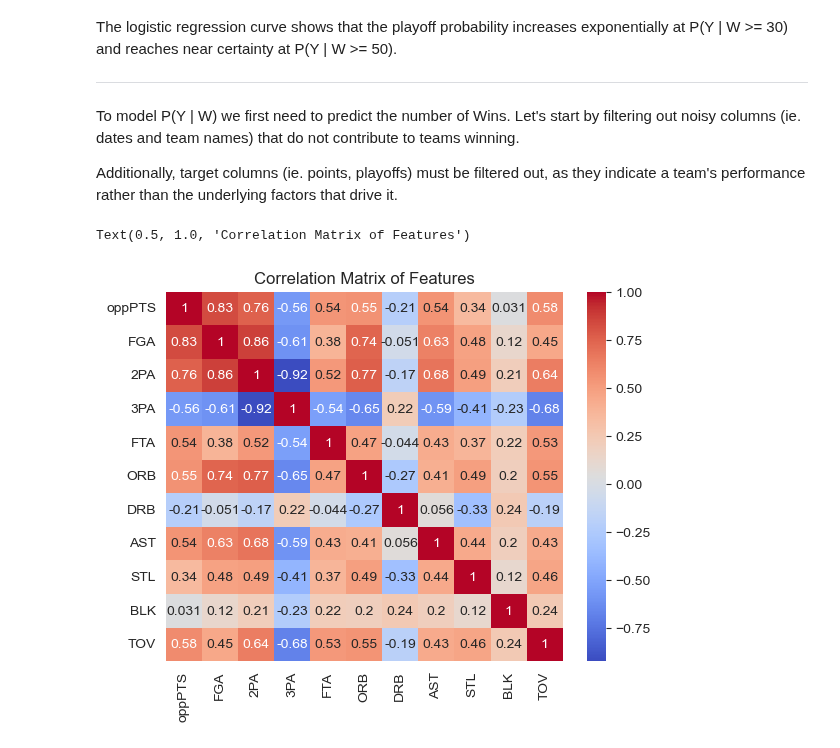
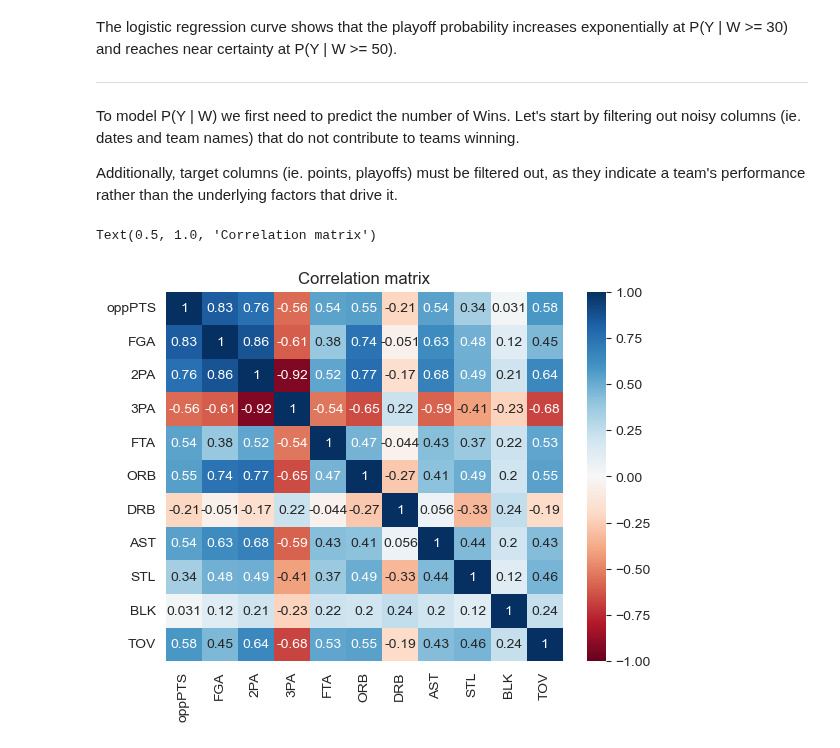
Before and after one commit to availe/CTP-Data-Science, a Jupyter notebook: Week-07-Regression/Exercise-RD-Regression.ipynb, the cells around one changed output. Cells and saved outputs as stored; diff of their text form; code cells hidden in the pictures.

```diff
--- a/Week-07-Regression/Exercise-RD-Regression.ipynb
+++ b/Week-07-Regression/Exercise-RD-Regression.ipynb
@@ -48,19 +48,14 @@ Additionally, target columns (ie. points, playoffs) must be filtered out, as the
 # %%
 y = df['W'] # target variable, we want to predict Wins
 columns_to_drop = ['PTS', '2P', '3P', 'FG', 'FT', 'SeasonEnd', 'Team', 'Playoffs', 'W']
 X = df.drop(columns=columns_to_drop)
 
-std_devs = X.std()
-std_devs = std_devs.sort_values(ascending=False)
-sns.barplot(x=std_devs.index, y=std_devs.values)
-plt.title('Standard deviation of each feature')
-
 correlation_matrix = X.corr()
-sns.heatmap(correlation_matrix, annot=True, cmap='coolwarm')
-plt.title('Correlation Matrix of Features')
+sns.heatmap(correlation_matrix, cmap='RdBu', vmin=-1, vmax=1, annot=True)
+plt.title('Correlation matrix')
 # %% [output]
-Text(0.5, 1.0, 'Correlation Matrix of Features')
+Text(0.5, 1.0, 'Correlation matrix')
-[figure, old version]
+[figure, new version]
 # %% [markdown]
 Column definitions:
 
```
Also changed, not shown: parts of 2 cells of this notebook.
